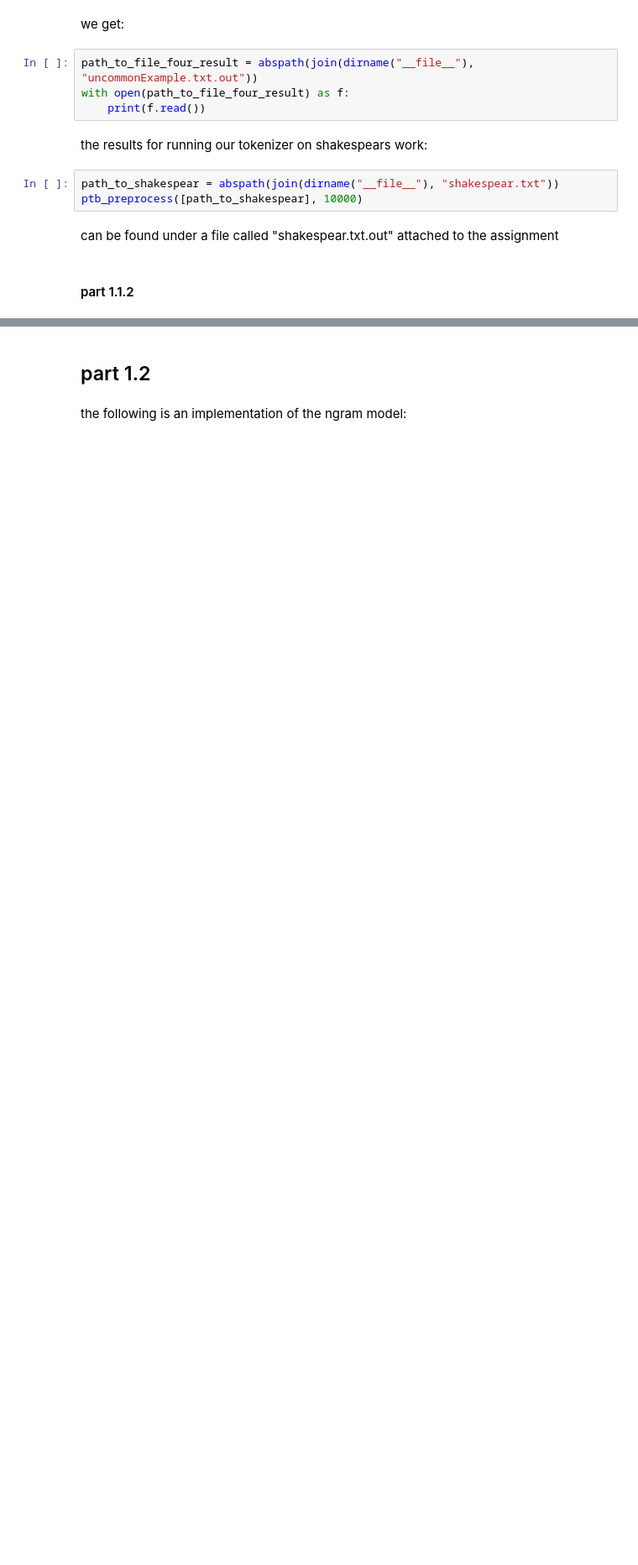
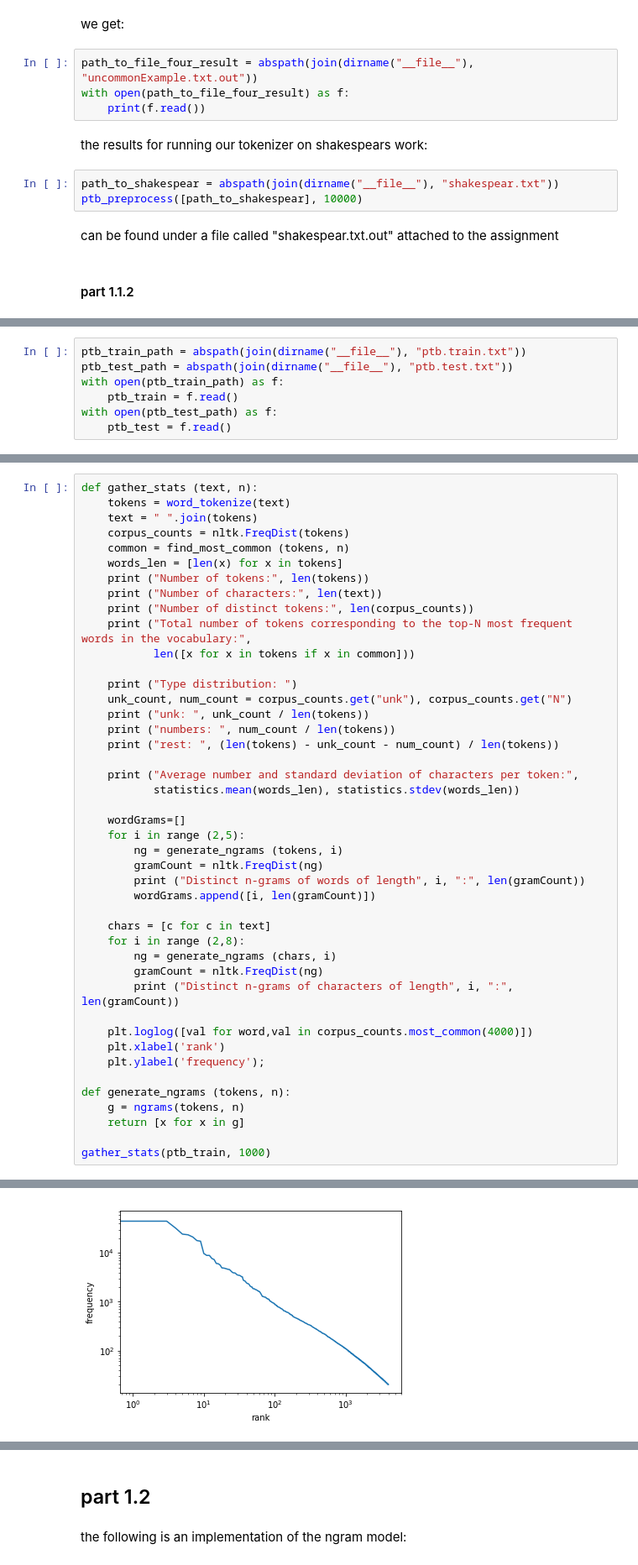
Before and after one commit to taihak94/NLP2019, a Jupyter notebook: assignment1/assignment1.ipynb, the cells around one changed output, grey strips where cells are left out. Shown at 84% size. Drawn from its saved outputs; the diff is of its cells as text; blank space fills up the shorter version.

```diff
--- a/assignment1/assignment1.ipynb
+++ b/assignment1/assignment1.ipynb
@@ -151,0 +153,7 @@ We will gather the statistics on the dev file given in
+# %%
+ptb_train_path = abspath(join(dirname("__file__"), "ptb.train.txt"))
+ptb_test_path = abspath(join(dirname("__file__"), "ptb.test.txt"))
+with open(ptb_train_path) as f:
+    ptb_train = f.read()
+with open(ptb_test_path) as f:
+    ptb_test = f.read()
@@ -151,0 +162,45 @@ We will gather the statistics on the dev file given in
+# %%
+def gather_stats (text, n):
+    tokens = word_tokenize(text)
+    text = " ".join(tokens)
+    corpus_counts = nltk.FreqDist(tokens)
+    common = find_most_common (tokens, n)
+    words_len = [len(x) for x in tokens]
+    print ("Number of tokens:", len(tokens))
+    print ("Number of characters:", len(text))
+    print ("Number of distinct tokens:", len(corpus_counts))
+    print ("Total number of tokens corresponding to the top-N most frequent words in the vocabulary:",
+           len([x for x in tokens if x in common]))
+
+    print ("Type distribution: ")
+    unk_count, num_count = corpus_counts.get("unk"), corpus_counts.get("N")
+    print ("unk: ", unk_count / len(tokens))
+    print ("numbers: ", num_count / len(tokens))
+    print ("rest: ", (len(tokens) - unk_count - num_count) / len(tokens))
+
+    print ("Average number and standard deviation of characters per token:",
+           statistics.mean(words_len), statistics.stdev(words_len))
+
+    wordGrams=[]
+    for i in range (2,5):
+        ng = generate_ngrams (tokens, i)
+        gramCount = nltk.FreqDist(ng)
+        print ("Distinct n-grams of words of length", i, ":", len(gramCount))
+        wordGrams.append([i, len(gramCount)])
+
+    chars = [c for c in text]
+    for i in range (2,8):
+        ng = generate_ngrams (chars, i)
+        gramCount = nltk.FreqDist(ng)
+        print ("Distinct n-grams of characters of length", i, ":", len(gramCount))
+
+    plt.loglog([val for word,val in corpus_counts.most_common(4000)])
+    plt.xlabel('rank')
+    plt.ylabel('frequency');
+
+def generate_ngrams (tokens, n):
+    g = ngrams(tokens, n)
+    return [x for x in g]
+
+gather_stats(ptb_train, 1000)
+# %% [output]
@@ -151,0 +225 @@ We will gather the statistics on the dev file given in
+[figure, added]
```
Also changed, not shown: parts of 34 cells of this notebook.
